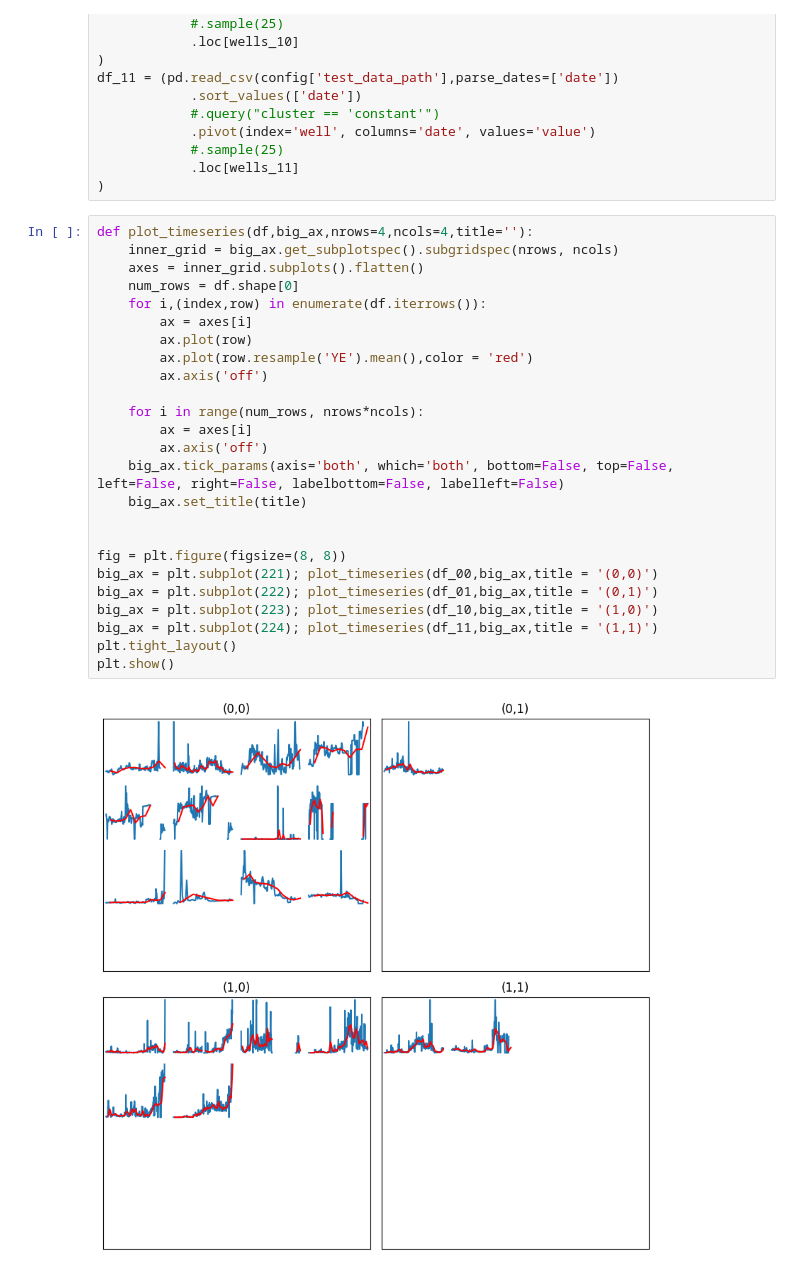
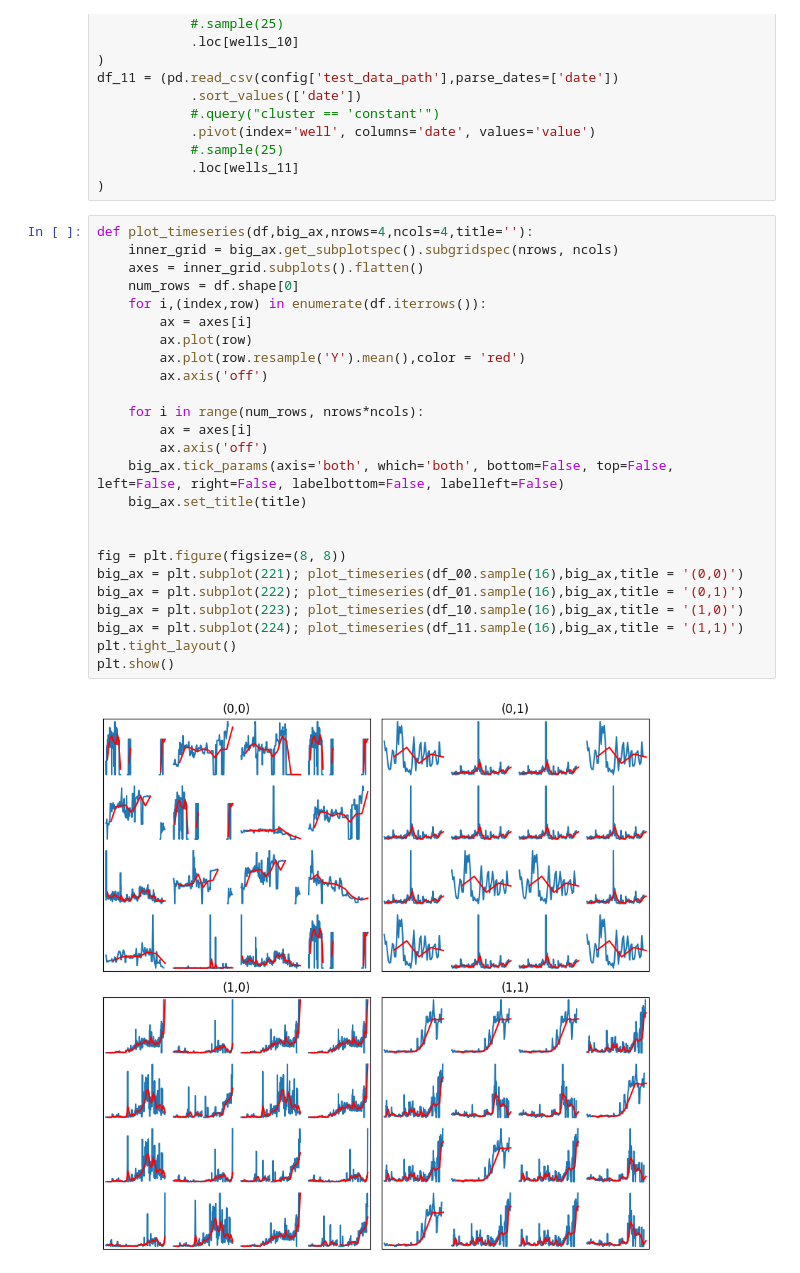
Before and after one commit to x110/oil-well-cluster-predictor, a Jupyter notebook: notebooks/error-analysis.ipynb, the cells around one changed output. Saved outputs shown, nothing was run; the diff lists cells and outputs as text.

```diff
--- a/notebooks/error-analysis.ipynb
+++ b/notebooks/error-analysis.ipynb
@@ -227,27 +219,27 @@ df_11 = (pd.read_csv(config['test_data_path'],parse_dates=['date'])
 # %%
 def plot_timeseries(df,big_ax,nrows=4,ncols=4,title=''):
     inner_grid = big_ax.get_subplotspec().subgridspec(nrows, ncols)
     axes = inner_grid.subplots().flatten()
     num_rows = df.shape[0]
     for i,(index,row) in enumerate(df.iterrows()):
         ax = axes[i]
         ax.plot(row)
-        ax.plot(row.resample('YE').mean(),color = 'red')
+        ax.plot(row.resample('Y').mean(),color = 'red')
         ax.axis('off')
 
     for i in range(num_rows, nrows*ncols):
         ax = axes[i]
         ax.axis('off')
     big_ax.tick_params(axis='both', which='both', bottom=False, top=False, left=False, right=False, labelbottom=False, labelleft=False)
     big_ax.set_title(title)
 
 
 fig = plt.figure(figsize=(8, 8))
-big_ax = plt.subplot(221); plot_timeseries(df_00,big_ax,title = '(0,0)')
-big_ax = plt.subplot(222); plot_timeseries(df_01,big_ax,title = '(0,1)')
-big_ax = plt.subplot(223); plot_timeseries(df_10,big_ax,title = '(1,0)')
-big_ax = plt.subplot(224); plot_timeseries(df_11,big_ax,title = '(1,1)')
+big_ax = plt.subplot(221); plot_timeseries(df_00.sample(16),big_ax,title = '(0,0)')
+big_ax = plt.subplot(222); plot_timeseries(df_01.sample(16),big_ax,title = '(0,1)')
+big_ax = plt.subplot(223); plot_timeseries(df_10.sample(16),big_ax,title = '(1,0)')
+big_ax = plt.subplot(224); plot_timeseries(df_11.sample(16),big_ax,title = '(1,1)')
 plt.tight_layout()
 plt.show()
 # %% [output]
-[figure, old version]
+[figure, new version]
```
Also changed, not shown: parts of 6 cells of this notebook, 4 other files.
